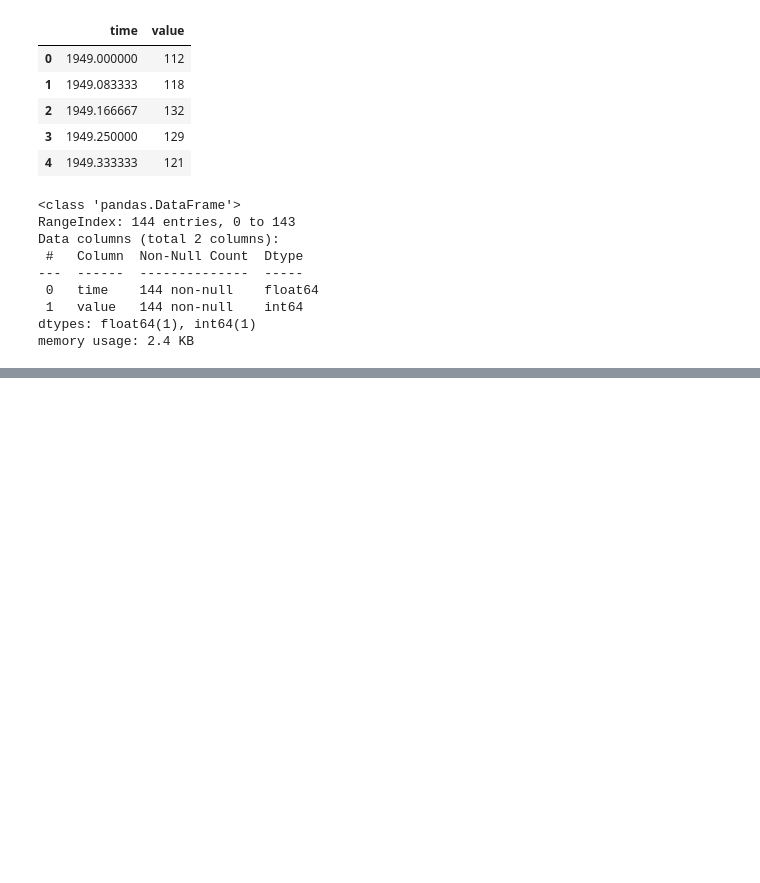
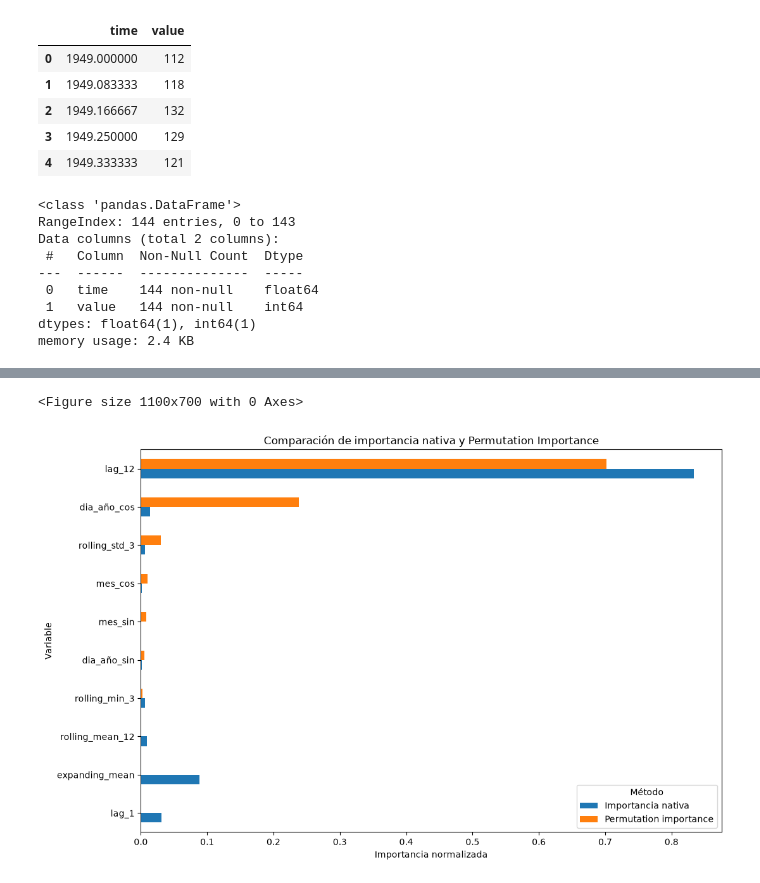
Before and after one commit to medinalautaro/SeriesdeTiempo1, a Jupyter notebook: main.ipynb, the cells around one changed output, grey strips where cells are left out. Saved outputs shown, nothing was run; the diff lists cells and outputs as text; code cells hidden in the pictures; blank space fills up the shorter version.

```diff
--- a/main.ipynb
+++ b/main.ipynb
@@ -224,0 +346,39 @@ importancia_perm = pd.Series(
+# %%
+comparacion_importancias = pd.DataFrame({
+    "Importancia nativa": importancia_nativa_norm,
+    "Permutation importance": importancia_perm_norm
+})
+# %%
+top_features = (
+    comparacion_importancias
+    .max(axis=1)
+    .sort_values(ascending=False)
+    .head(10)
+    .index
+)
+
+comparacion_top = (
+    comparacion_importancias
+    .loc[top_features]
+    .sort_values(
+        by="Permutation importance",
+        ascending=True
+    )
+)
+# %%
+plt.figure(figsize=(11, 7))
+
+comparacion_top.plot(
+    kind="barh",
+    figsize=(11, 7)
+)
+
+plt.title("Comparación de importancia nativa y Permutation Importance")
+plt.xlabel("Importancia normalizada")
+plt.ylabel("Variable")
+plt.legend(title="Método")
+plt.tight_layout()
+plt.show()
+# %% [output]
+<Figure size 1100x700 with 0 Axes>
+[figure, added]
```
Also changed, not shown: parts of 11 cells of this notebook.
